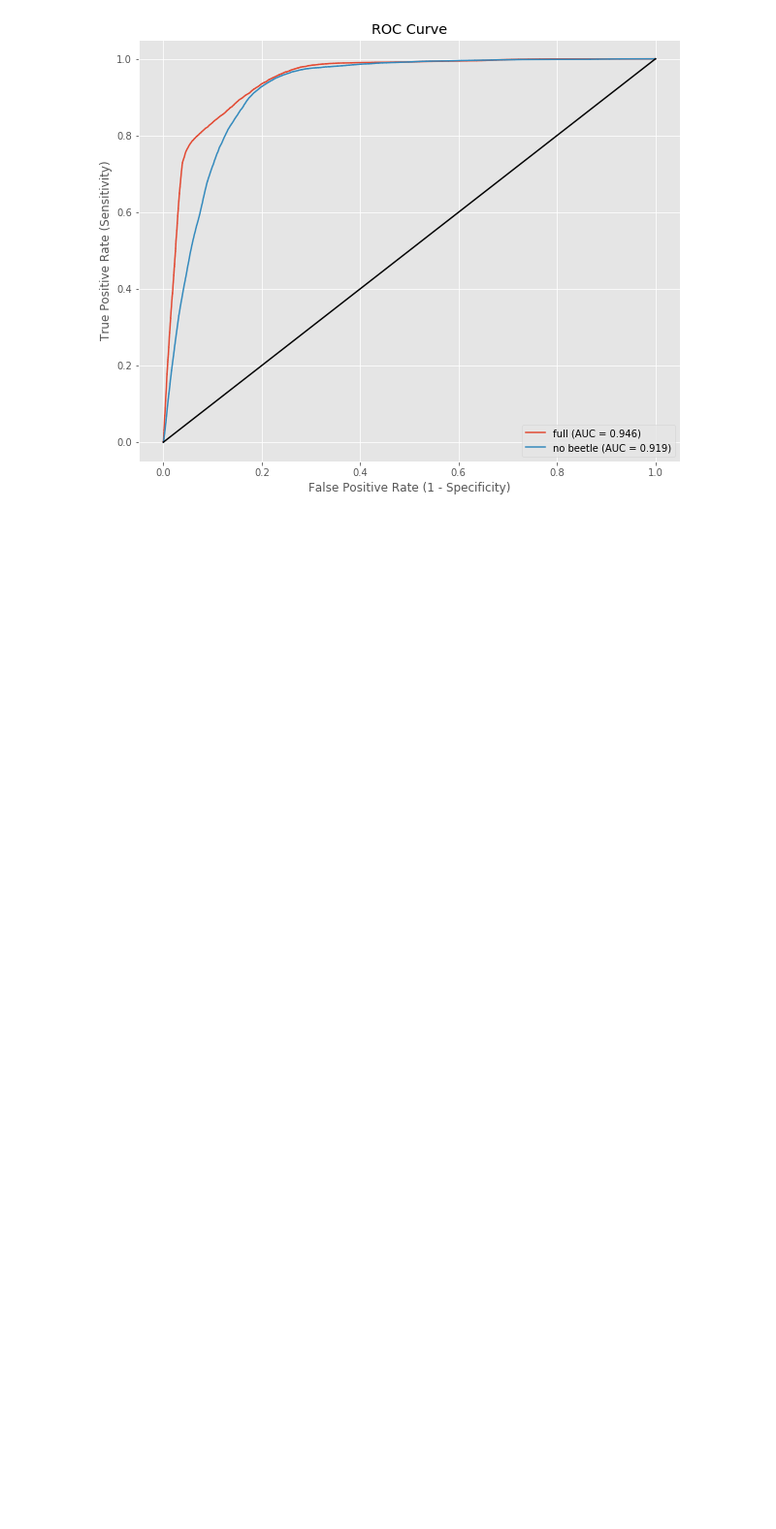
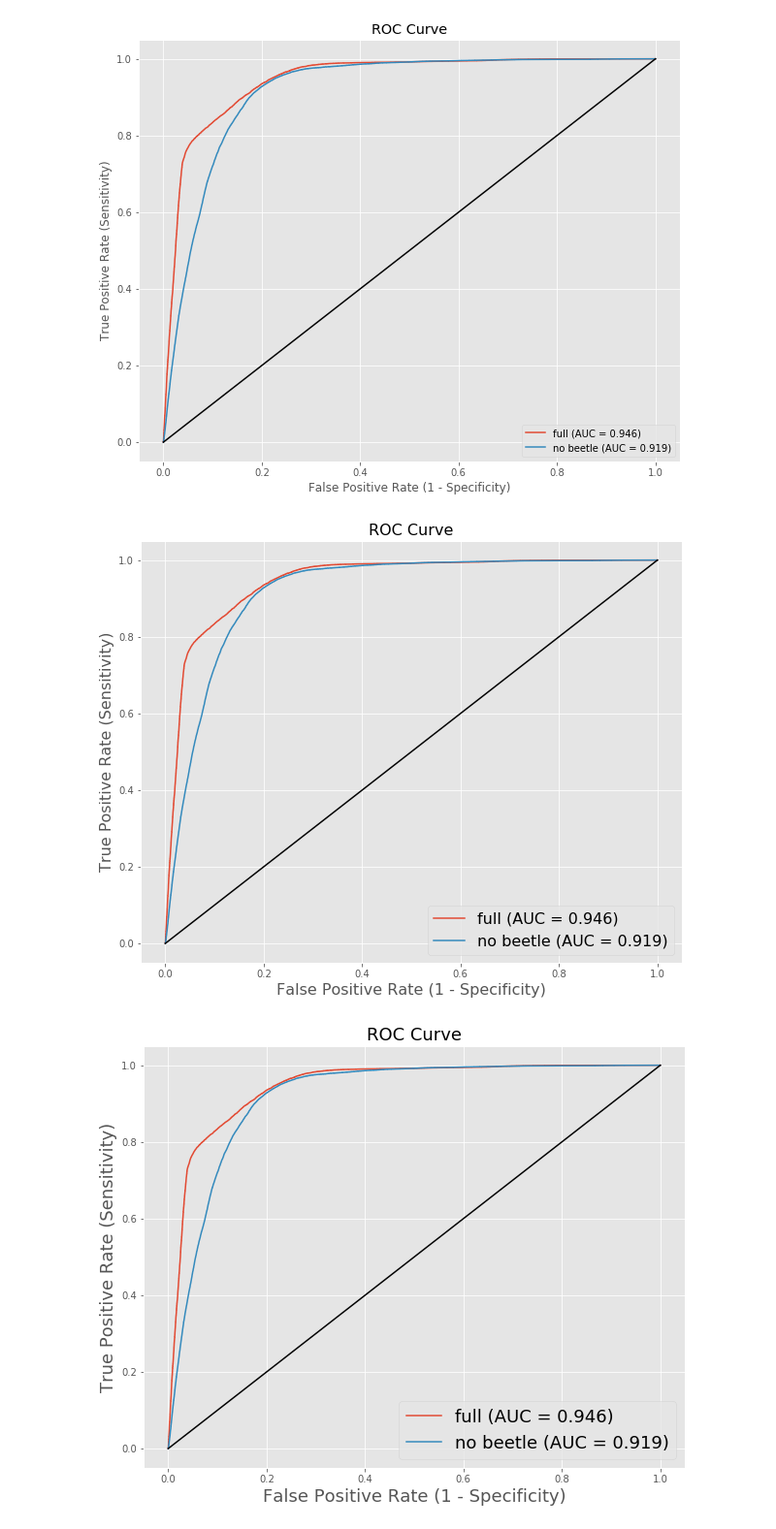
Before and after one commit to dongmeic/SDM, a Jupyter notebook: python/notebooks/ad_hoc_roc_curves.py.ipynb, the cells around one changed output. Shown at 97% size. Saved outputs shown, nothing was run; the diff lists cells and outputs as text; code cells hidden in the pictures; blank space fills up the shorter version.

Commit message:
variable font sizes

```diff
--- a/python/notebooks/ad_hoc_roc_curves.py.ipynb
+++ b/python/notebooks/ad_hoc_roc_curves.py.ipynb
@@ -206,3 +205,20 @@ plt.title('ROC Curve');
 plt.legend();
 # %% [output]
 [figure]
+# %%
+for font_size in [16, 18, 20, 24]:
+    plt.figure();
+    plt.plot(auc_metrics_full['fpr'],
+             auc_metrics_full['tpr'],
+             label='full (AUC = 0.946)');
+    plt.plot(auc_metrics_no_beetle['fpr'],
+             auc_metrics_no_beetle['tpr'],
+             label='no beetle (AUC = 0.919)');
+    plt.plot([0, 1], [0, 1], 'k');
+    plt.xlabel('False Positive Rate (1 - Specificity)', fontsize=font_size);
+    plt.ylabel('True Positive Rate (Sensitivity)', fontsize=font_size);
+    plt.title('ROC Curve', fontsize=font_size);
+    plt.legend(fontsize=font_size);
+# %% [output]
+[figure, added]
+[figure, added]
```
Also changed, not shown: parts of 4 cells of this notebook.
